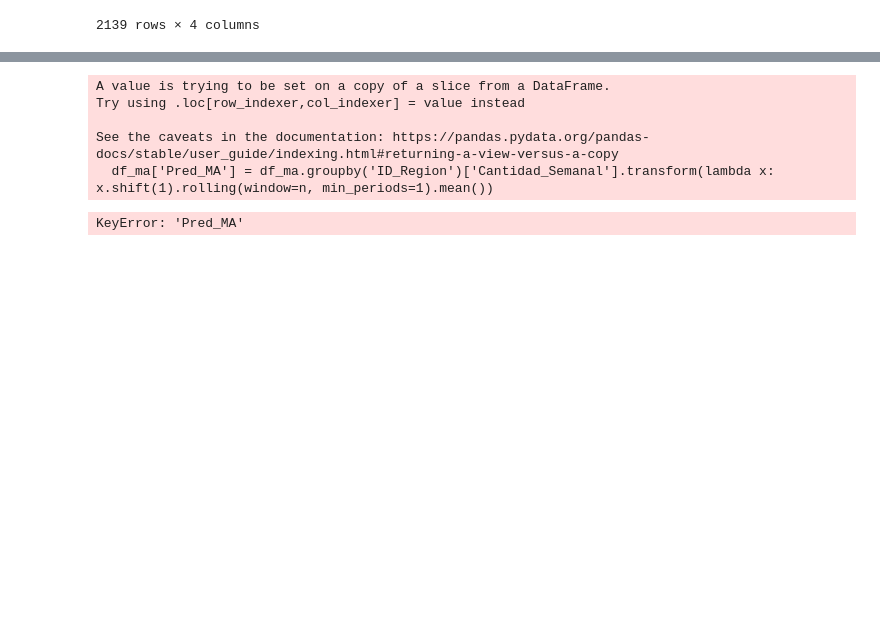
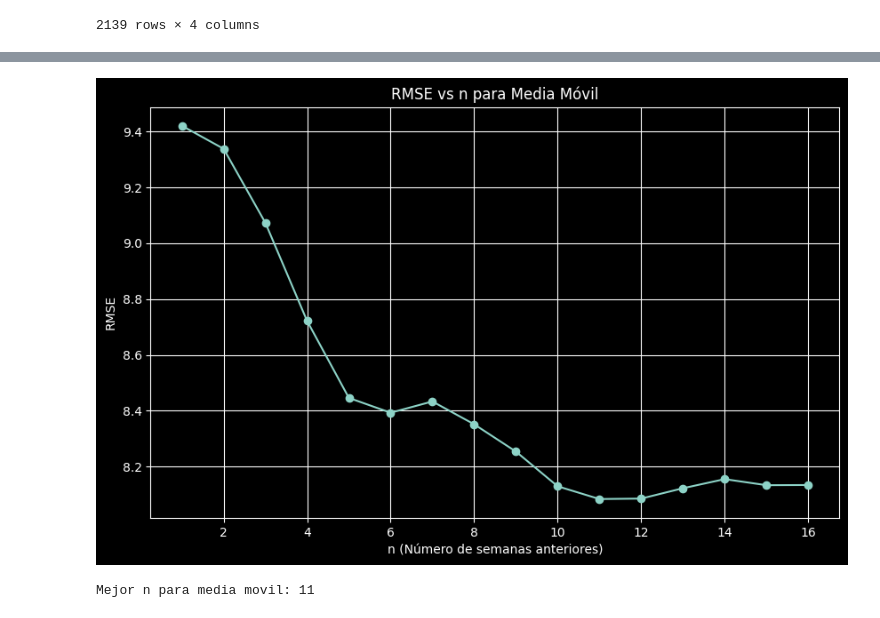
Before and after one commit to MarcosSaade/AnalisisVentas, a Jupyter notebook: notebooks/modelado-predictivo.ipynb, the cells around one changed output, grey strips where cells are left out. Drawn from its saved outputs; the diff is of its cells as text; code cells hidden in the pictures; blank space fills up the shorter version.

```diff
--- a/notebooks/modelado-predictivo.ipynb
+++ b/notebooks/modelado-predictivo.ipynb
@@ -116,59 +152,45 @@ Mejor RMSE:  11.352652577831817
 # %%
 # n optima para media movil en NEA y NOA
 
 # Las ventas semanales en la region seran el promeido de las n semanas anteriores
 
-n=range(1,13)
-
-df_ma["Pred_MA"] = np.nan
+n=range(1,17)
 
 def evaluate_ma(n):
+    MAs = []
+
     # Empezamos en la semana n por region
     idx = df_ma[df_ma['semana'] == n].index
 
     # Calculamos la media movil para cada region
-    df_ma['Pred_MA'] = df_ma.groupby('ID_Region')['Cantidad_Semanal'].transform(lambda x: x.shift(1).rolling(window=n, min_periods=1).mean())
+    MAs = df_ma.groupby('ID_Region')['Cantidad_Semanal'].transform(lambda x: x.shift(1).rolling(window=n, min_periods=1).mean())
 
     # Evaluación del modelo de media movil
     rmse_list = []
-    mae_list = []
-    max_errs_list = []
+    for fold, (train_index, val_index) in enumerate(tscv.split(df_ma)):
+        y_val = df_ma.iloc[val_index]['Cantidad_Semanal']
+        y_pred = MAs.iloc[val_index]
+        rmse = np.sqrt(np.mean((y_val - y_pred) ** 2))
+        rmse_list.append(rmse)
 
-    y_true_list = []
-    y_pred_list = []
+    return {'n': n, 'RMSE': float(np.mean(rmse_list))}
 
-    for fi, (train_idx, test_idx) in enumerate(tscv.split(X), 1):
-        y_true = df.loc[test_idx, 'Cantidad_Semanal']
-        y_pred = df.loc[test_idx, 'Pred_MA']
-
-        y_true_list.append(y_true)
-        y_pred_list.append(y_pred)
-
-        rmse = np.sqrt(mean_squared_error(y_true, y_pred))
-
-
-        rmse_list.append(rmse)
-        mae = mean_absolute_error(y_true, y_pred)
-        mae_list.append(mae)
-        max_err = np.max(np.abs(y_true - y_pred))
-        max_errs_list.append(max_err)
-
-    return {
-        'n': n,
-        'RMSE': np.mean(rmse_list),
-        'MAE': np.mean(mae_list),
-        'Max_Error': np.mean(max_errs_list)
-    }
 
 ma_results = [evaluate_ma(i) for i in n]
 ma_results_df = pd.DataFrame(ma_results)
 best_n = ma_results_df.loc[ma_results_df['RMSE'].idxmin(), 'n']
+
+# Plot RMSE vs n
+plt.figure(figsize=(10, 6))
+plt.plot(ma_results_df['n'], ma_results_df['RMSE'], marker='o')
+plt.title('RMSE vs n para Media Móvil')
+plt.xlabel('n (Número de semanas anteriores)')
+plt.ylabel('RMSE')
+plt.grid()
+plt.show()
+
 print(f"Mejor n para media movil: {best_n}")
 # %% [output]
+[figure, added]
-A value is trying to be set on a copy of a slice from a DataFrame.
-Try using .loc[row_indexer,col_indexer] = value instead
-
-See the caveats in the documentation: https://pandas.pydata.org/pandas-docs/stable/user_guide/indexing.html#returning-a-view-versus-a-copy
-  df_ma['Pred_MA'] = df_ma.groupby('ID_Region')['Cantidad_Semanal'].transform(lambda x: x.shift(1).rolling(window=n, min_periods=1).mean())
+Mejor n para media movil: 11
-KeyError: 'Pred_MA'
 # %%
```
Also changed, not shown: parts of 4 cells of this notebook.
